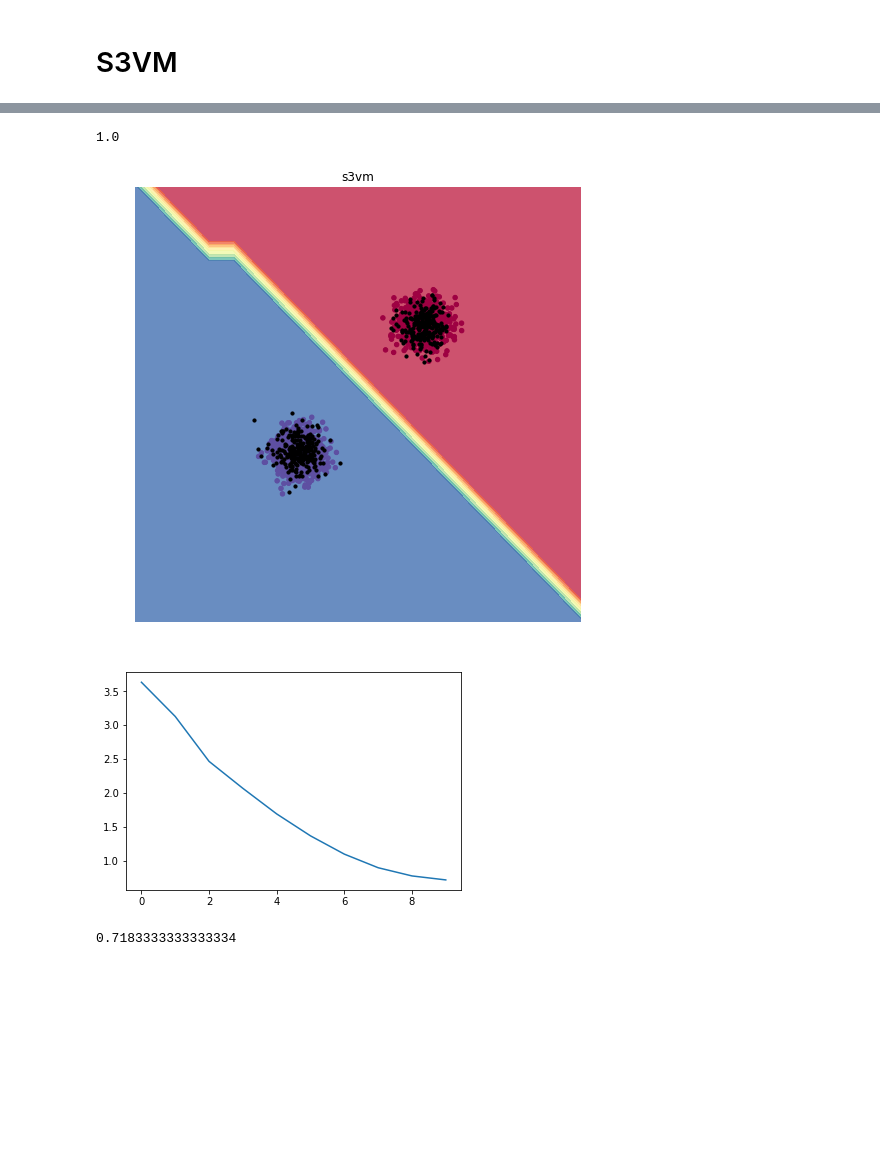
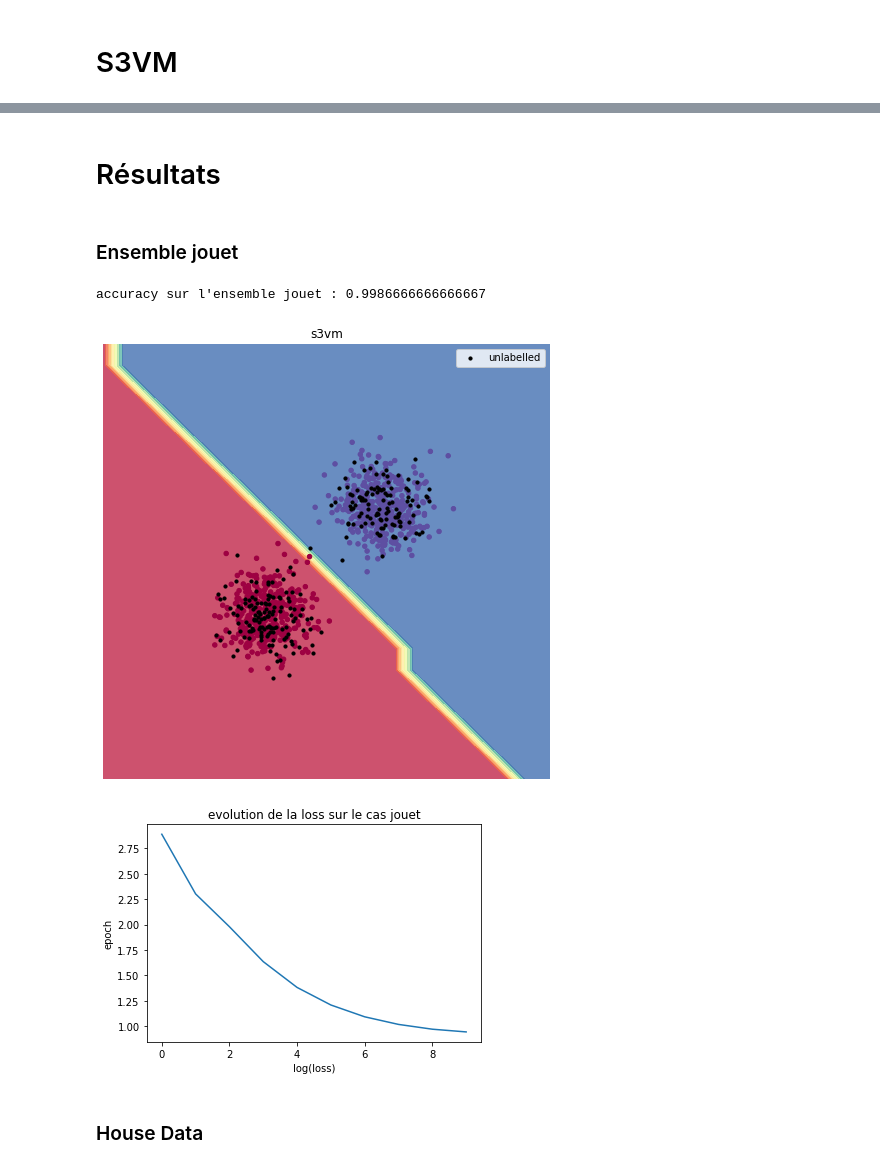
Before and after one commit to Raphael-LASRY/Machine-Learning, a Jupyter notebook: ml_project.ipynb, the cells around one changed output, grey strips where cells are left out. Cells and saved outputs as stored; diff of their text form; code cells hidden in the pictures; blank space fills up the shorter version.

```diff
--- a/ml_project.ipynb
+++ b/ml_project.ipynb
@@ -328,7 +329,7 @@ class S3VMClassifier():
         self.X = X
         self.Y = Y
 
-        # Centering unlablled data
+        # Centering unlabelled data
         if self.sparse_data:
             values = X_[X_.nonzero()]
             values -= sc.sparse.spmatrix.mean(values, axis = 1)
@@ -338,18 +339,21 @@ class S3VMClassifier():
             X_ -= mean
             X -= mean
 
-
         self.X_ = X_
         gamma_list = self.compute_gamma(iter_gamma)
+
         # warm start
         if (self.w is None) and (self.b is None) :
             _, d = self.X.shape
             self.w = np.zeros(d)
             self.b = np.mean(Y)
+
         # continuation method
         for gamma in tqdm(gamma_list):
             self.minimize(gamma, epochs)
             self.loss_list.append(self.loss(gamma))
+
+        return
 
     def predict(self, X):
         """
@@ -377,50 +383,56 @@ def plot_contours(ax, model, X, Y, **params):
     out = plt.contourf(xx, yy, Z, cmap=plt.cm.Spectral, **params)
     ax.scatter(X[:, 0], X[:, 1], c=Y, s=20, cmap=plt.cm.Spectral)
     ax.set_axis_off()
+# %% [markdown]
+# Résultats
+# %% [markdown]
+### Ensemble jouet
 # %%
-import matplotlib.pyplot as plt
-
+# paramètres
 total_data = 1000
 proportion = 0.75
 n = int(proportion * total_data)
-m = int((1 - proportion) * total_data)
-sigma = 0.01
+m = total_data - n
+sigma = 0.2
 
-x = np.concatenate(
-    (np.random.multivariate_normal([0,0], [[sigma, 0], [0, sigma]], n),
-     np.random.multivariate_normal([1,1], [[sigma, 0], [0, sigma]], n))
-)
+# labels
+y = 2 * np.random.randint(2, size=n) - 1
+y_ = 2 * np.random.randint(2, size=m) - 1 # sert juste à construire x_
 
-y = np.concatenate((np.ones(n), -np.ones(n)))
+# observations
+x = np.zeros((n, 2))
+for i in range(n):
+        x[i,:] = np.random.normal((y[i]+1)/2, sigma, 2)
+x_ = np.zeros((m, 2))
+for i in range(m):
+        x_[i,:] = np.random.normal((y_[i]+1)/2, sigma, 2)
 
-x_ = np.concatenate(
-    (np.random.multivariate_normal([0,0], [[sigma, 0], [0, sigma]], m),
-     np.random.multivariate_normal([1,1], [[sigma, 0], [0, sigma]], m))
-)
-
-# s3vm = SAGClassifier()
-# s3vm.fit(x, y)
-
+# classifieur
 s3vm = S3VMClassifier()
 s3vm.fit(x, y, x_)
-print(s3vm.accuracy(x, y))
+print("accuracy sur l'ensemble jouet :", s3vm.accuracy(x, y))
 
+# affichage
 fig, ax = plt.subplots(figsize=(8,8))
 plot_contours(ax, s3vm, x, y, alpha=0.8)
 ax.scatter(x[:, 0], x[:, 1], c=y, s=10, cmap=plt.cm.Spectral)
-ax.scatter(x_[:, 0], x_[:, 1], c='black', s=10)
+ax.scatter(x_[:, 0], x_[:, 1], c='black', s=10, label='unlabelled')
+ax.legend()
 ax.set_title("s3vm")
-# ax.set_title("sagc")
+plt.show()
 
+# loss
+plt.plot(np.arange(len(s3vm.loss_list)), np.log10(s3vm.loss_list))
+plt.xlabel("log(loss)")
+plt.ylabel("epoch")
+plt.title("evolution de la loss sur le cas jouet")
 plt.show()
 # %% [output]
-1.0
+accuracy sur l'ensemble jouet : 0.9986666666666667
-[figure, old version]
+[figure, new version]
+[figure, added]
-# %%
-plt.plot(np.arange(len(s3vm.loss_list)), np.log10(s3vm.loss_list))
-plt.show()
-# %% [output]
-[figure, removed]
+# %% [markdown]
+### House Data
 # %%
 s3vm = S3VMClassifier()
 
@@ -431,10 +443,8 @@ s3vm = S3VMClassifier()
 
 proportion = 0.1
 nb_labelled = int(proportion * X_train.shape[0])
-s3vm.fit(X_train[:nb_labelled, :], Y_train[:nb_labelled], X_train[nb_labelled:, :], iter_gamma = 5, epochs = 3)
-print(s3vm.accuracy(X_test, Y_test))
+#s3vm.fit(X_train[:nb_labelled, :], Y_train[:nb_labelled], X_train[nb_labelled:, :], iter_gamma = 5, epochs = 3)
+#print(s3vm.accuracy(X_test, Y_test))
-# %% [output]
-0.7183333333333334
 # %%
 plt.plot(np.arange(len(s3vm.loss_list)), np.log10(s3vm.loss_list))
 plt.show()
```
Also changed, not shown: parts of 11 cells of this notebook.
